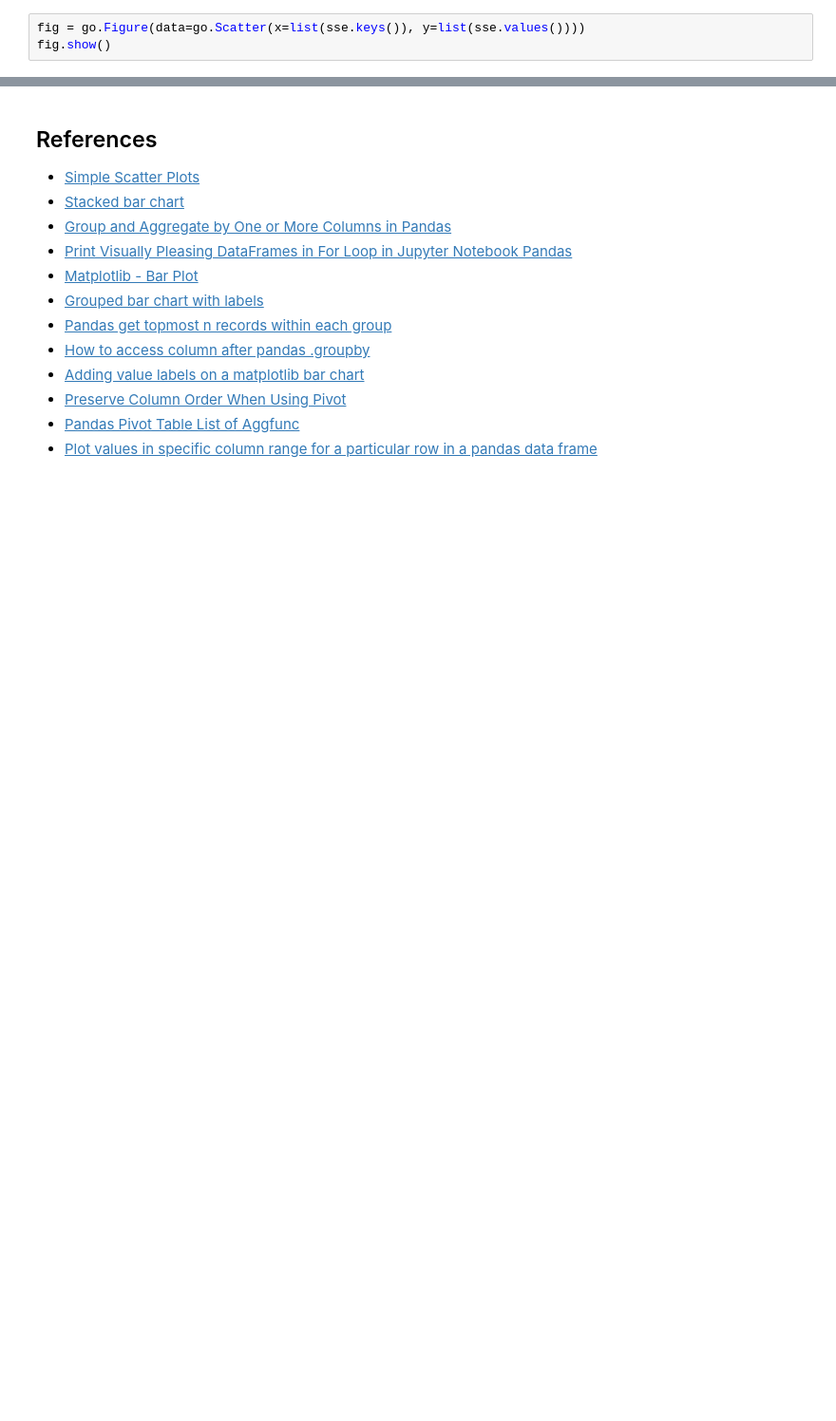
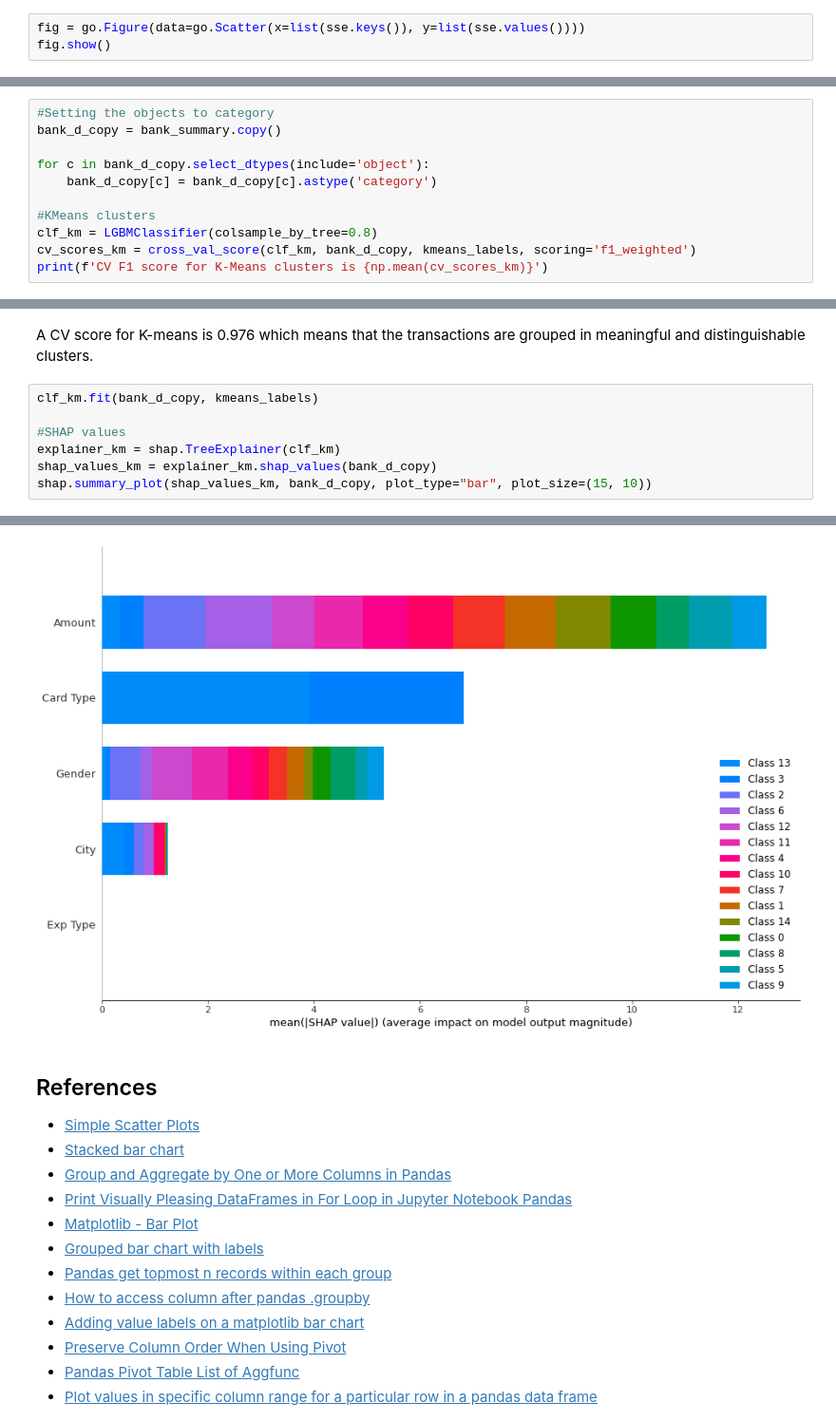
Before and after one commit to LaloLoop/prog8420-egs-solutions, a Jupyter notebook: bank-transactions-analysis/bank-transaction.ipynb, the cells around one changed output, grey strips where cells are left out. Shown: that part at 95% size. Saved outputs shown, nothing was run; the diff lists cells and outputs as text; blank space fills up the shorter version.

```diff
--- a/bank-transactions-analysis/bank-transaction.ipynb
+++ b/bank-transactions-analysis/bank-transaction.ipynb
@@ -423,0 +476,11 @@ ax.add_artist(legend1)
+# %%
+#Setting the objects to category
+bank_d_copy = bank_summary.copy()
+
+for c in bank_d_copy.select_dtypes(include='object'):
+    bank_d_copy[c] = bank_d_copy[c].astype('category')
+
+#KMeans clusters
+clf_km = LGBMClassifier(colsample_by_tree=0.8)
+cv_scores_km = cross_val_score(clf_km, bank_d_copy, kmeans_labels, scoring='f1_weighted')
+print(f'CV F1 score for K-Means clusters is {np.mean(cv_scores_km)}')
@@ -423,0 +494,10 @@ ax.add_artist(legend1)
+# %% [markdown]
+A CV score for K-means is 0.976 which means that the transactions are grouped in meaningful and distinguishable clusters.
+# %%
+clf_km.fit(bank_d_copy, kmeans_labels)
+
+#SHAP values
+explainer_km = shap.TreeExplainer(clf_km)
+shap_values_km = explainer_km.shap_values(bank_d_copy)
+shap.summary_plot(shap_values_km, bank_d_copy, plot_type="bar", plot_size=(15, 10))
+# %% [output]
@@ -424,3 +505,4 @@ ax.add_artist(legend1)
+[figure, added]
 # %% [markdown]
 ## References
 * [Simple Scatter Plots](https://jakevdp.github.io/PythonDataScienceHandbook/04.02-simple-scatter-plots.html)
```
Also changed, not shown: parts of 17 cells of this notebook.
